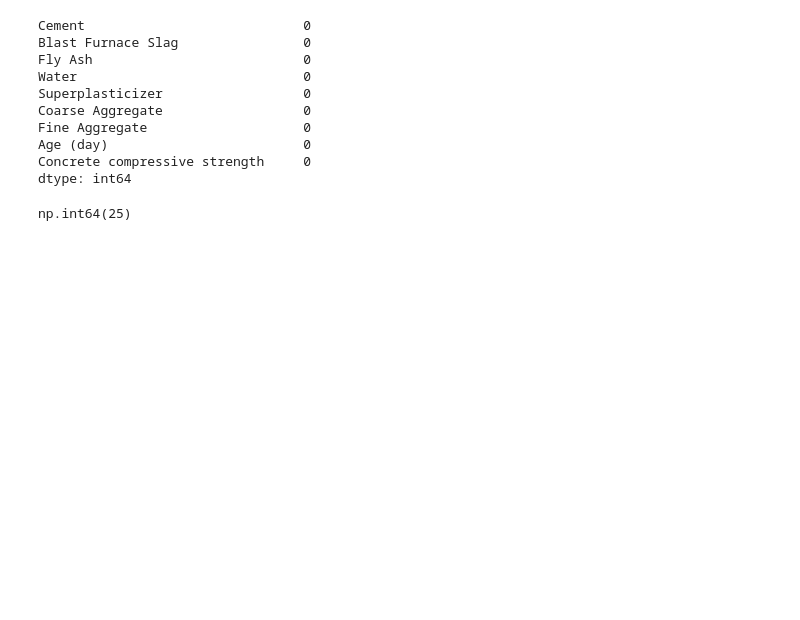
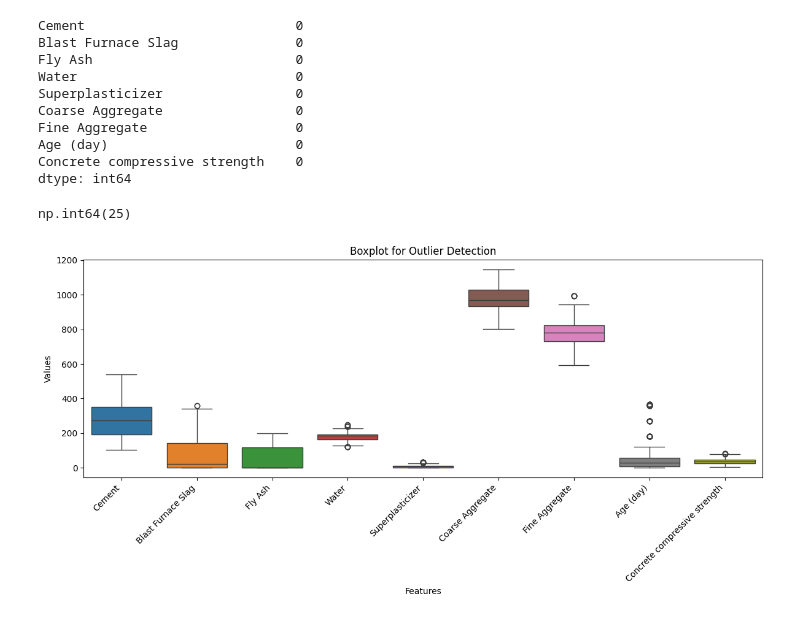
Before and after one commit to MJTeopaco/IS_Machine_Learning, a Jupyter notebook: 05_Act_Regression.ipynb, the cells around one changed output. Saved outputs shown, nothing was run; the diff lists cells and outputs as text; code cells hidden in the pictures; blank space fills up the shorter version.

Commit message:
commit and modify: added a outlier diagram and virtual environment (.venv).

```diff
--- a/05_Act_Regression.ipynb
+++ b/05_Act_Regression.ipynb
@@ -80,3 +82,20 @@ dtype: int64
 df.duplicated().sum()
 # %% [output]
 np.int64(25)
+# %%
+# Visualizing the data to detect outliers
+
+plt.figure(figsize=(12, 6)) # Increased width slightly for more space
+sns.boxplot(data=df) # Assuming 'df' is your DataFrame, loaded elsewhere
+
+plt.title('Boxplot for Outlier Detection')
+plt.xlabel('Features') # Optional: Add a general x-axis label if desired
+plt.ylabel('Values')   # Optional: Add a general y-axis label if desired
+
+# --- FIX FOR OVERLAPPING LABELS ---
+plt.xticks(rotation=45, ha='right') # Rotate labels by 45 degrees, align to the right
+plt.tight_layout() # Adjusts plot params for a tight layout, preventing labels from being cut off
+
+plt.show()
+# %% [output]
+[figure, added]
```
Also changed, not shown: parts of 1 cell of this notebook.
